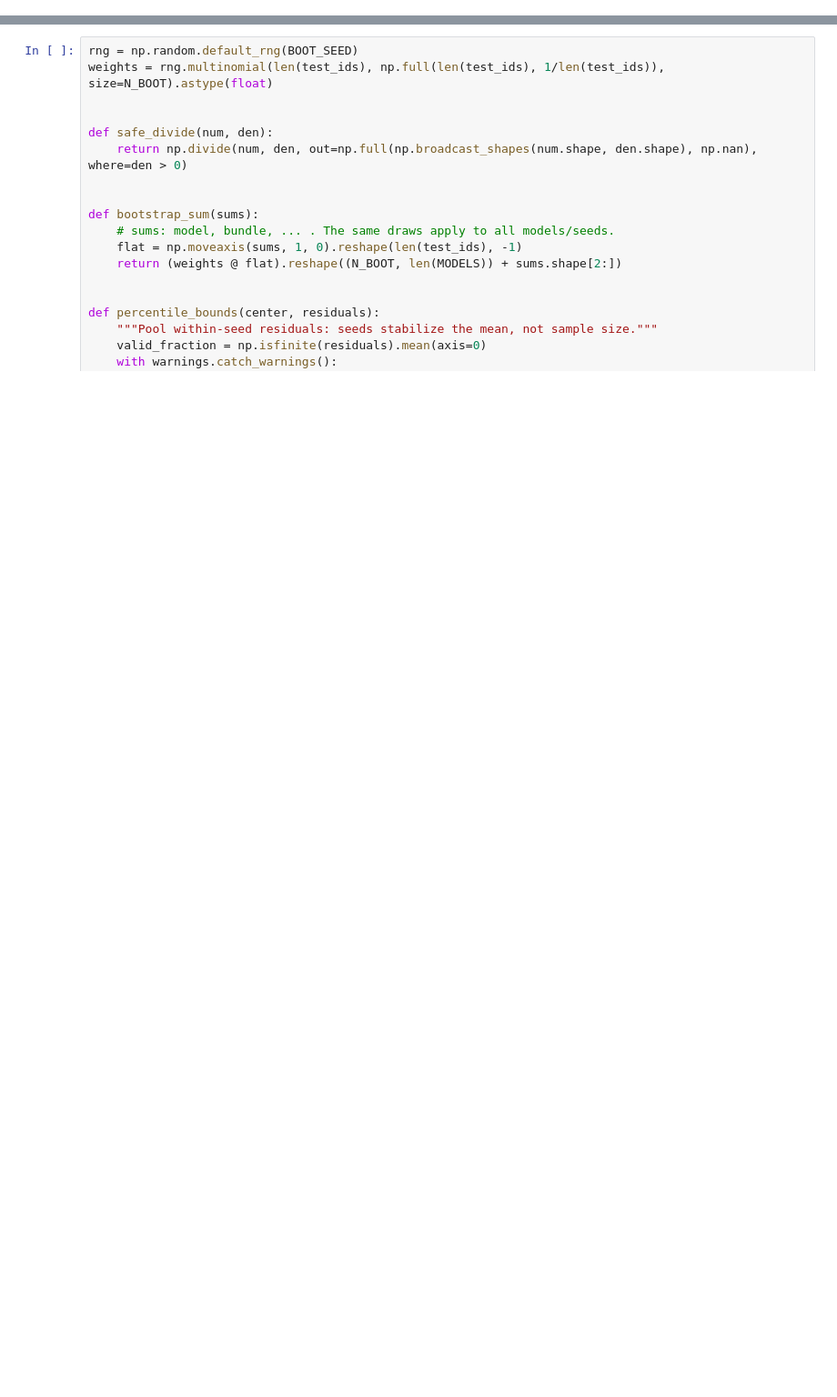
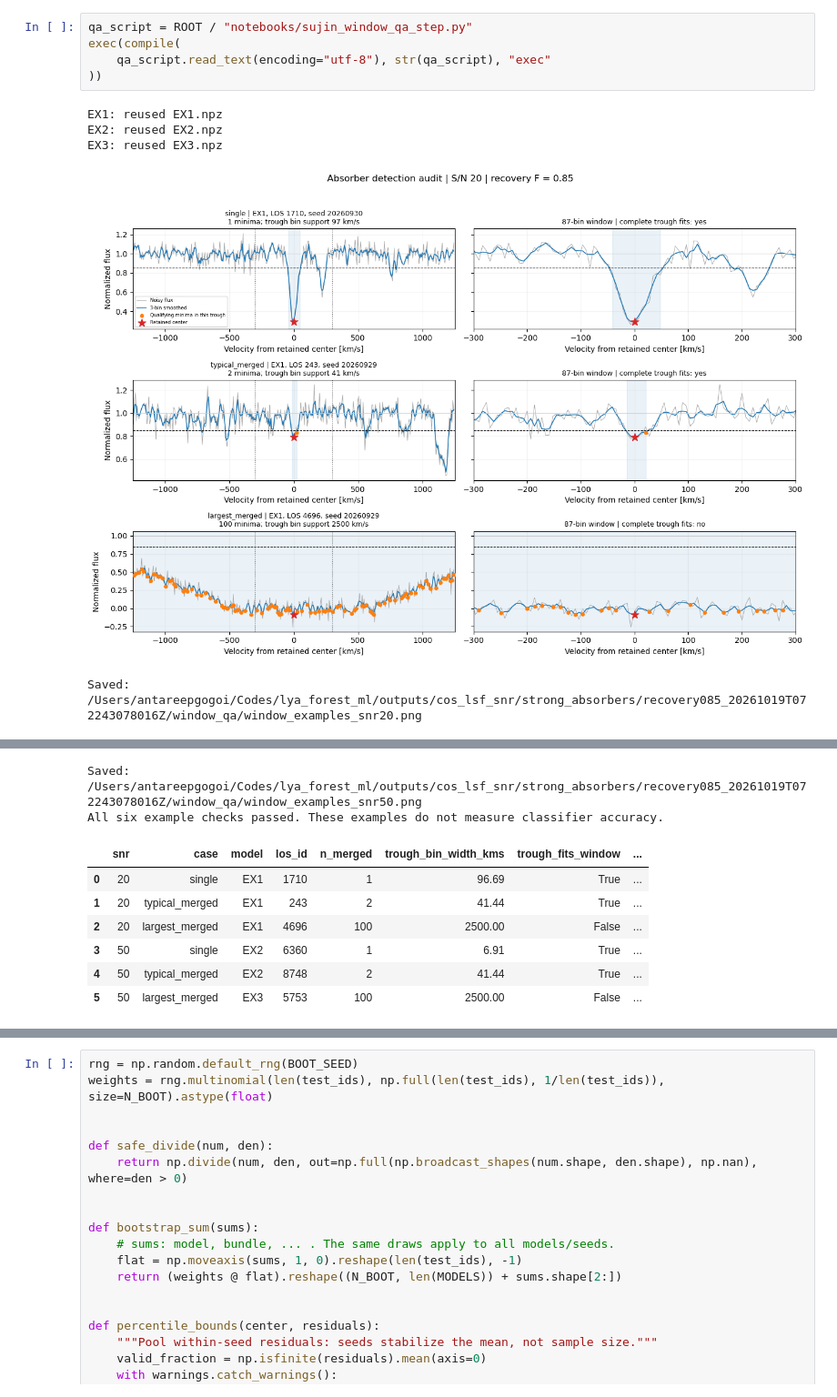
Before and after one commit to gogoi7/lya_forest_ml, a Jupyter notebook: notebooks/cos_strong_absorbers.ipynb, the cells around one changed output, grey strips where cells are left out. Shown at 91% size. Cells and saved outputs as stored; diff of their text form; blank space fills up the shorter version.

```diff
--- a/notebooks/cos_strong_absorbers.ipynb
+++ b/notebooks/cos_strong_absorbers.ipynb
@@ -328,0 +435,11 @@ EW integration uses exactly -300 to +300 km/s, including partial edge bins.
+# %%
+qa_script = ROOT / "notebooks/sujin_window_qa_step.py"
+exec(compile(
+    qa_script.read_text(encoding="utf-8"), str(qa_script), "exec"
+))
+# %% [output]
+EX1: reused EX1.npz
+EX2: reused EX2.npz
+EX3: reused EX3.npz
+[figure, added]
+Saved: /Users/antareepgogoi/Codes/lya_forest_ml/outputs/cos_lsf_snr/strong_absorbers/recovery085_20261019T072243078016Z/window_qa/window_examples_snr20.png
@@ -328,0 +447,9 @@ EW integration uses exactly -300 to +300 km/s, including partial edge bins.
+Saved: /Users/antareepgogoi/Codes/lya_forest_ml/outputs/cos_lsf_snr/strong_absorbers/recovery085_20261019T072243078016Z/window_qa/window_examples_snr50.png
+All six example checks passed. These examples do not measure classifier accuracy.
+|  | snr | case | model | los_id | n_merged | trough_bin_width_kms | trough_fits_window | ... |
+| 0 | 20 | single | EX1 | 1710 | 1 | 96.69 | True | ... |
+| 1 | 20 | typical_merged | EX1 | 243 | 2 | 41.44 | True | ... |
+| 2 | 20 | largest_merged | EX1 | 4696 | 100 | 2500.00 | False | ... |
+| 3 | 50 | single | EX2 | 6360 | 1 | 6.91 | True | ... |
+| 4 | 50 | typical_merged | EX2 | 8748 | 2 | 41.44 | True | ... |
+| 5 | 50 | largest_merged | EX3 | 5753 | 100 | 2500.00 | False | ... |
```
Also changed, not shown: parts of 8 cells of this notebook, 10 other files.
